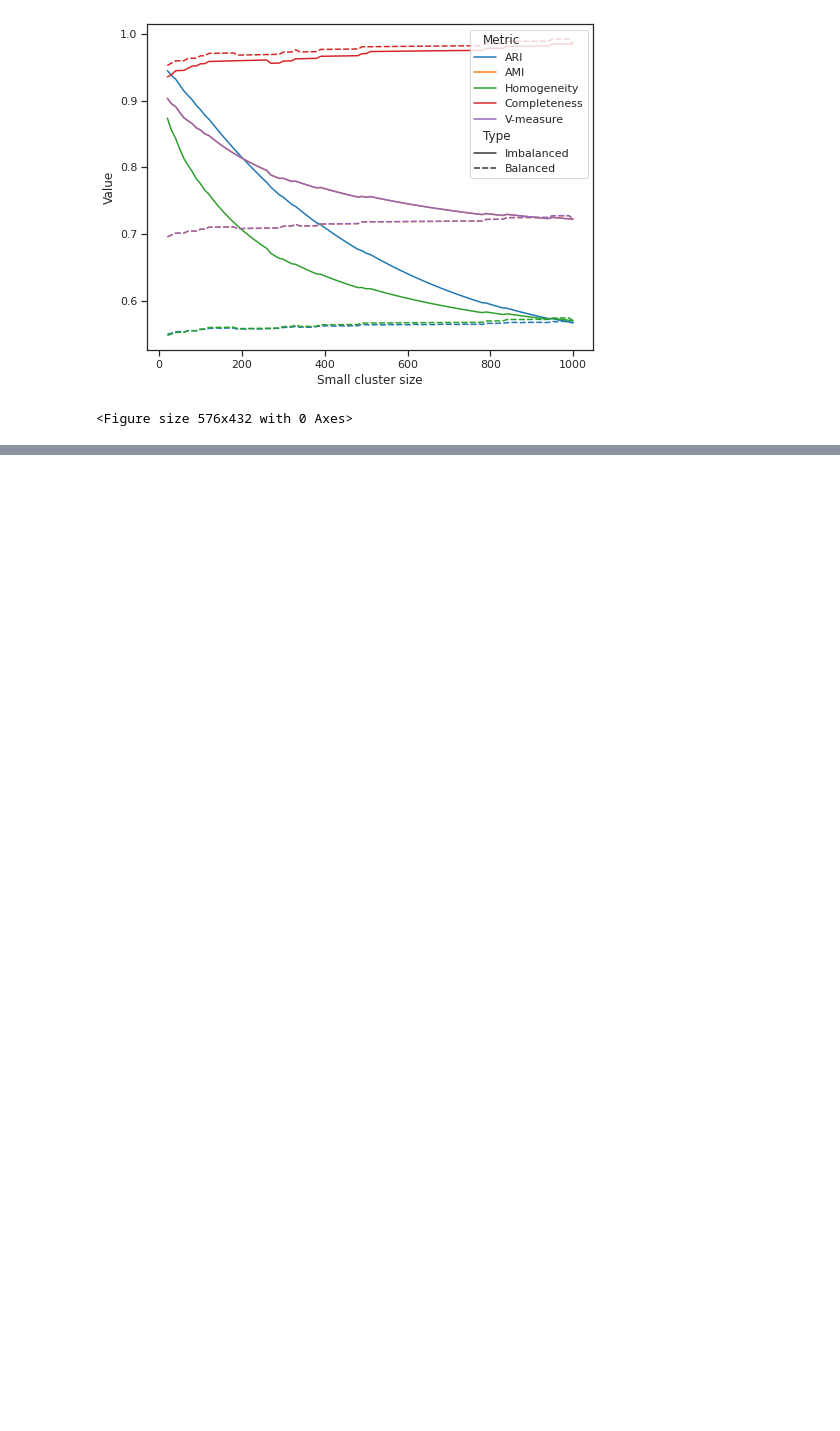
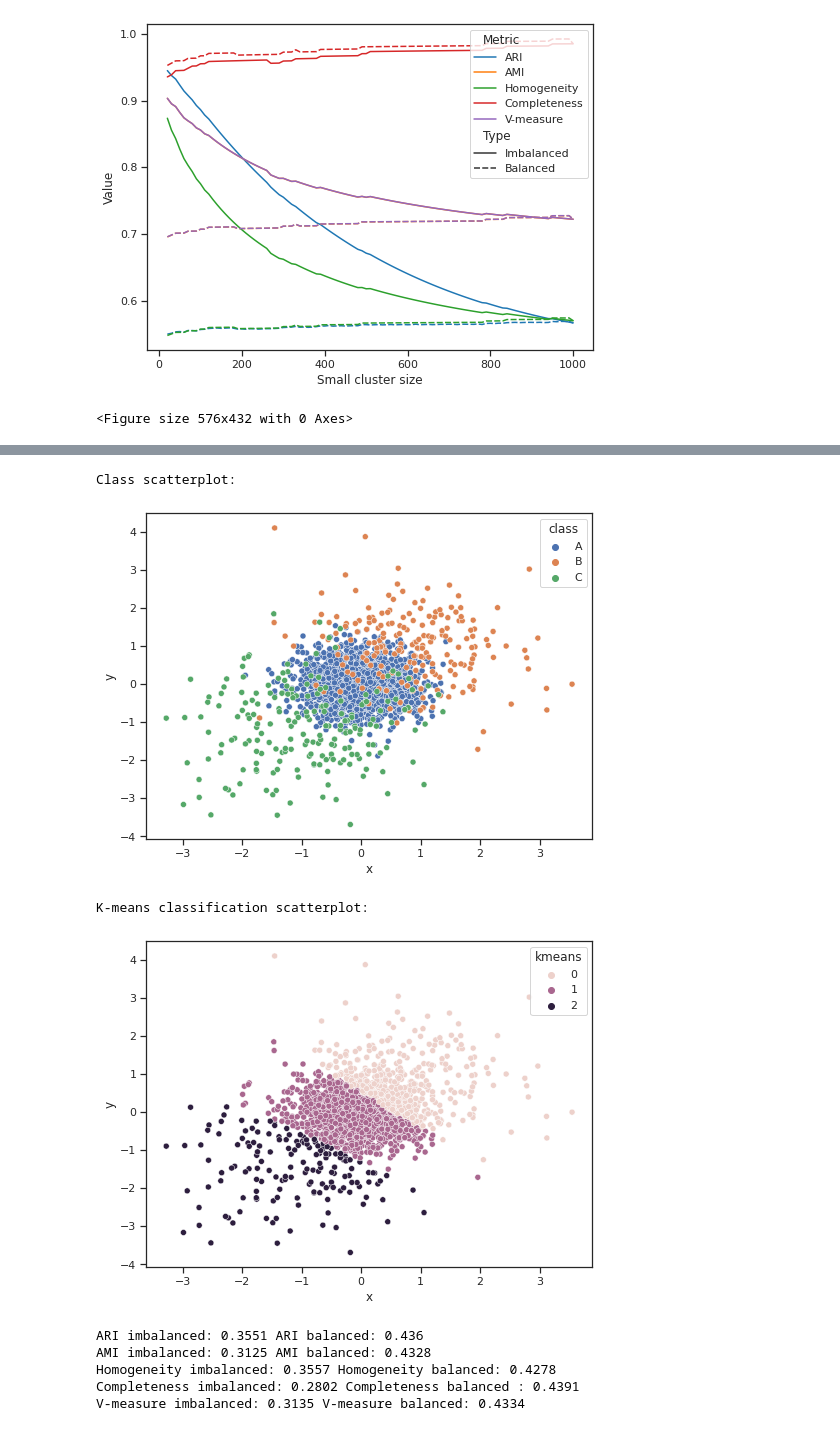
Before and after one commit to hsmaan/balanced-clustering, a Jupyter notebook: notebooks/02_imbalanced_metric_interpolation_tests.ipynb, the cells around one changed output, grey strips where cells are left out. Cells and saved outputs as stored; diff of their text form; code cells hidden in the pictures; blank space fills up the shorter version.

```diff
--- a/notebooks/02_imbalanced_metric_interpolation_tests.ipynb
+++ b/notebooks/02_imbalanced_metric_interpolation_tests.ipynb
@@ -252,0 +241,80 @@ imba_bal_df_melt
+# %%
+# Sample three classes, not that well separated, from gaussian distributions with
+# varying standard deviations and class size, such that the larger class is in
+# the middle and smaller classes on the edges
+c_1 = np.random.default_rng(seed = 0).normal(loc = 0, scale = 0.5, size = (1500, 2))
+c_2 = np.random.default_rng(seed = 1).normal(loc = 1, scale = 1, size = (200, 2))
+c_3 = np.random.default_rng(seed = 2).normal(loc = -1, scale = 1, size = (200, 2))
+
+# Plot the given results for each class using seaborn
+# Ensure to clear plot afterwards
+cluster_df = pd.DataFrame({
+    "x" : np.concatenate((c_1[:, 0], c_2[:, 0], c_3[:, 0])),
+    "y" : np.concatenate((c_1[:, 1], c_2[:, 1], c_3[:, 1])),
+    "class": np.concatenate(
+        (
+            np.repeat("A", len(c_1)),
+            np.repeat("B", len(c_2)),
+            np.repeat("C", len(c_3))
+        )
+    )
+})
+print("Class scatterplot:")
+sns.scatterplot(
+    x = "x",
+    y = "y",
+    hue = "class",
+    data = cluster_df
+)
+plt.show()
+plt.clf()
+
+# Perform k-means clustering with k = 2, and plot the results
+cluster_arr = np.array(cluster_df.iloc[:, 0:2])
+kmeans_res = KMeans(n_clusters = 3, random_state = 42).fit_predict(X = cluster_arr)
+
+cluster_df["kmeans"] = kmeans_res # Add k-means to cluster df
+print("K-means classification scatterplot:")
+sns.scatterplot(
+    x = "x",
+    y = "y",
+    hue = "kmeans",
+    data = cluster_df
+)
+plt.show()
+plt.clf()
+
+# Return and print balanced and imbalanced comparisons
+aris, amis, homogs, completes, v_measures = return_metrics(
+    class_arr = cluster_df["class"], cluster_arr = cluster_df["kmeans"]
+)
+print(
+    "ARI imbalanced: " + str(round(aris[0], 4)) + " " +
+    "ARI balanced: " + str(round(aris[1], 4))
+)
+print(
+    "AMI imbalanced: " + str(round(amis[0], 4)) + " " +
+    "AMI balanced: " + str(round(amis[1], 4))
+)
+print(
+    "Homogeneity imbalanced: " + str(round(homogs[0], 4)) + " " +
+    "Homogeneity balanced: " + str(round(homogs[1], 4))
+)
+print(
+    "Completeness imbalanced: " + str(round(completes[0], 4)) + " " +
+    "Completeness balanced : " + str(round(completes[1], 4))
+)
+print(
+    "V-measure imbalanced: " + str(round(v_measures[0], 4)) + " " +
+    "V-measure balanced: " + str(round(v_measures[1], 4))
+)
+# %% [output]
+Class scatterplot:
+[figure, added]
+K-means classification scatterplot:
+[figure, added]
+ARI imbalanced: 0.3551 ARI balanced: 0.436
+AMI imbalanced: 0.3125 AMI balanced: 0.4328
+Homogeneity imbalanced: 0.3557 Homogeneity balanced: 0.4278
+Completeness imbalanced: 0.2802 Completeness balanced : 0.4391
+V-measure imbalanced: 0.3135 V-measure balanced: 0.4334
```
Also changed, not shown: parts of 11 cells of this notebook.
